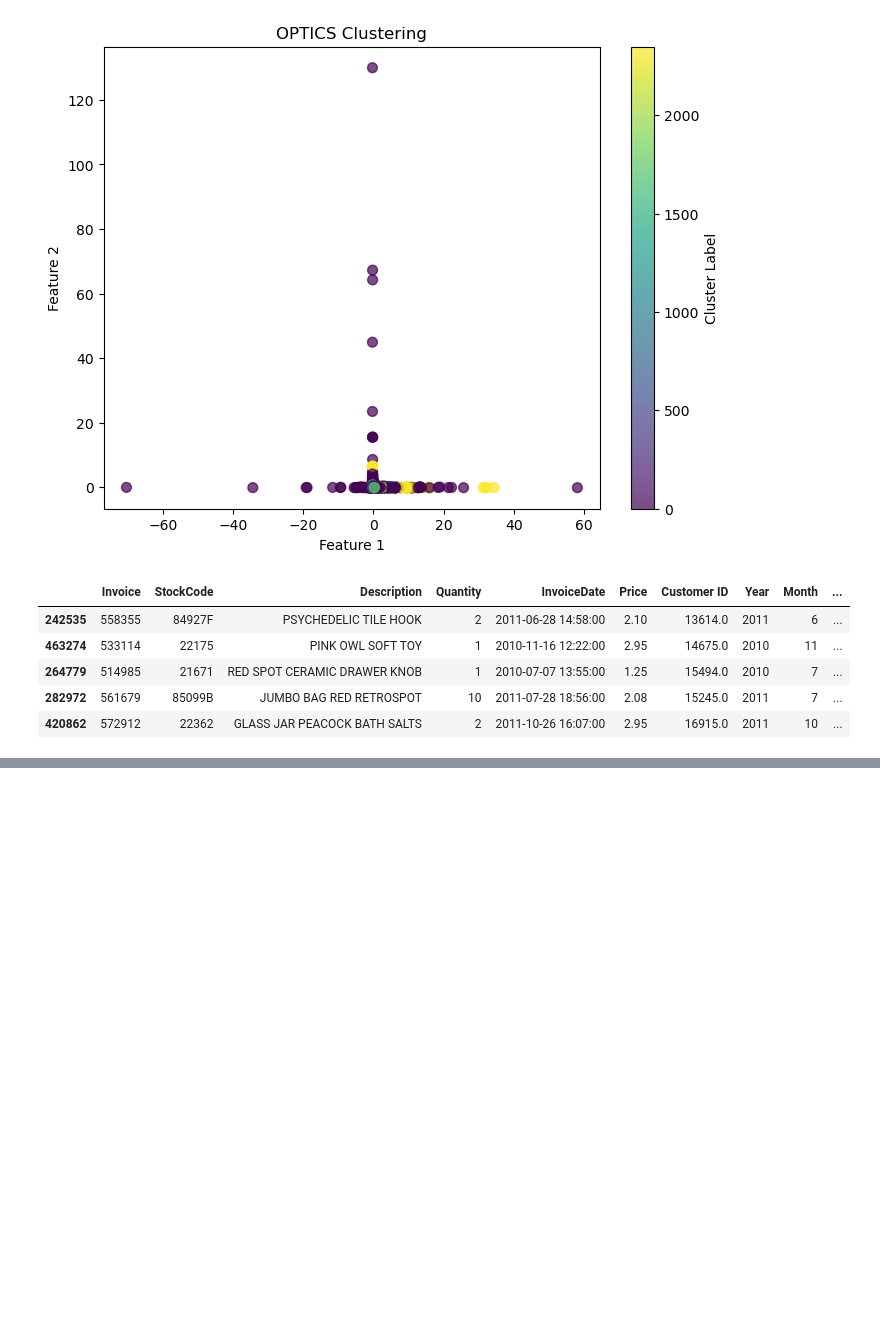
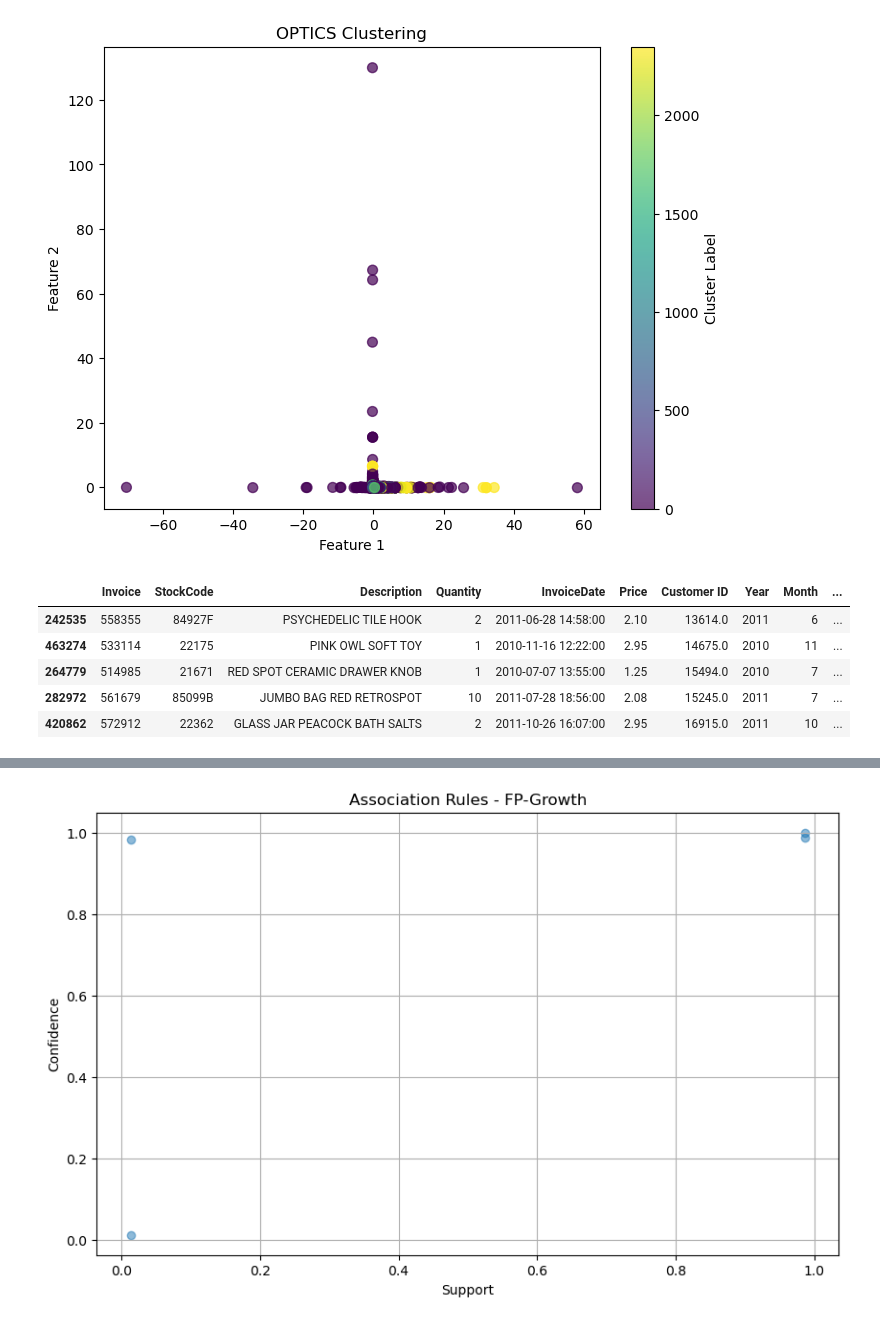
Before and after one commit to ashammar1/ML-for-Business, a Jupyter notebook: Alaa-Shammary-CA1-ML for Business.ipynb, the cells around one changed output, grey strips where cells are left out. Saved outputs shown, nothing was run; the diff lists cells and outputs as text; code cells hidden in the pictures; blank space fills up the shorter version.

```diff
--- a/Alaa-Shammary-CA1-ML for Business.ipynb
+++ b/Alaa-Shammary-CA1-ML for Business.ipynb
@@ -1190,0 +800,8 @@ plt.plot(range(2,10),wcss);
+# %%
+transaction_encoded = encoder.fit(transaction_list).transform(transaction_list)
+# %%
+transaction_df = pd.DataFrame(transaction_encoded, columns=encoder.columns_)
+# %%
+frequent_items_fp = fpgrowth(transaction_df, min_support=0.001, use_colnames=True)
+# %%
+rules_fp = association_rules(frequent_items_fp, metric="lift", min_threshold=0.8)
@@ -1190,0 +828,10 @@ plt.plot(range(2,10),wcss);
+# %%
+plt.figure(figsize=(10, 6))
+plt.scatter(rules_fp['support'], rules_fp['confidence'], alpha=0.5)
+plt.xlabel('Support')
+plt.ylabel('Confidence')
+plt.title('Association Rules - FP-Growth')
+plt.grid(True)
+plt.show()
+# %% [output]
+[figure, added]
```
Also changed, not shown: parts of 164 cells of this notebook.
